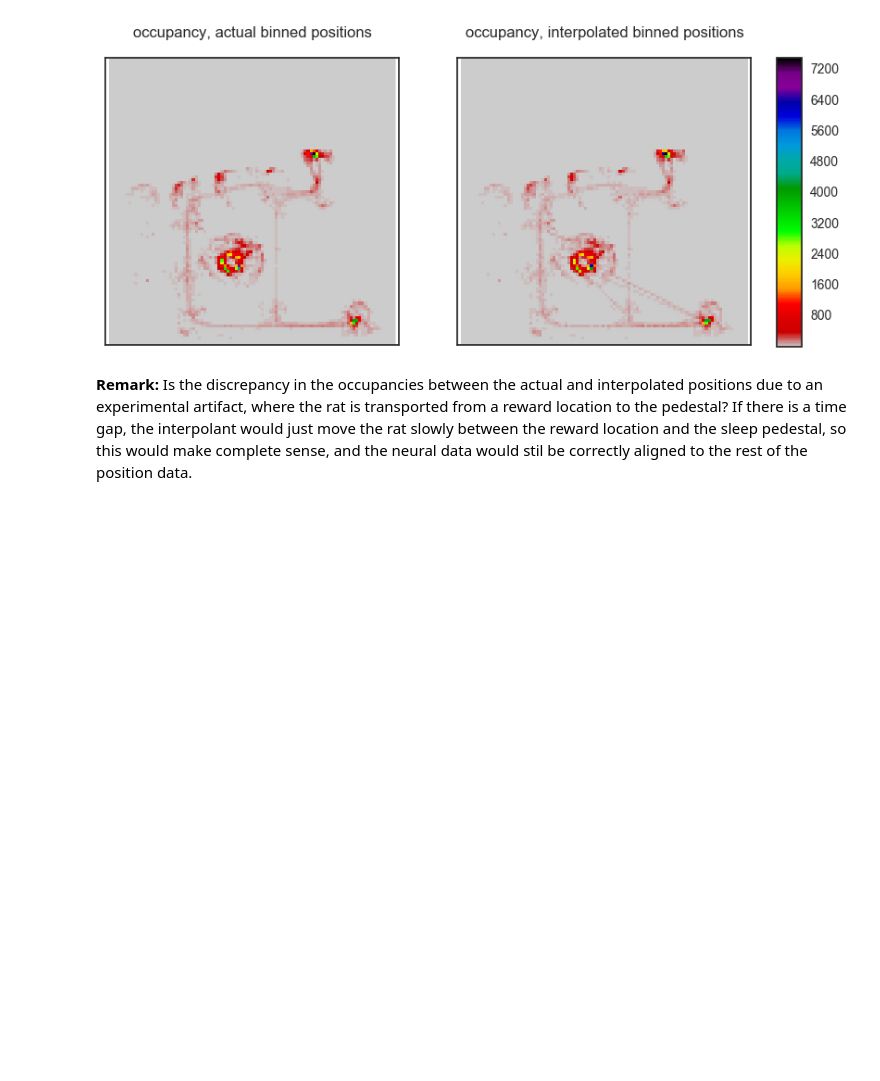
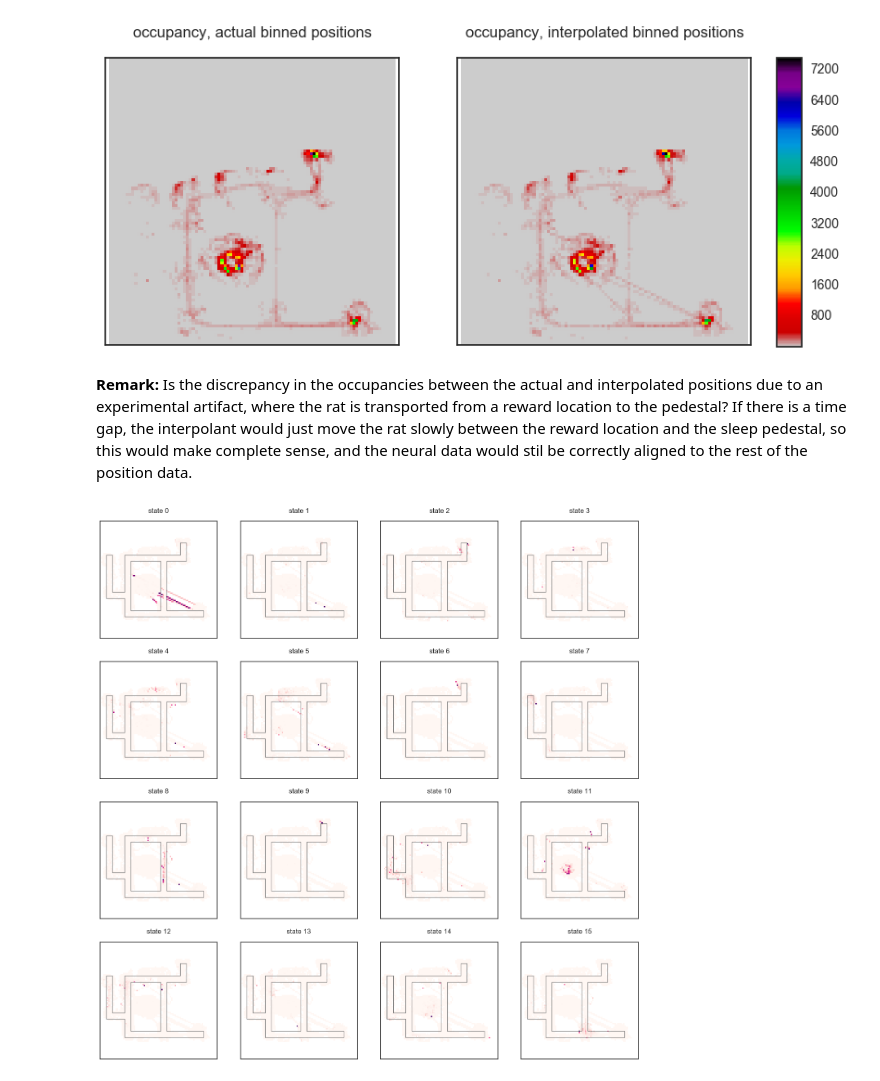
Before and after one commit to kemerelab/NeuroHMM, a Jupyter notebook: emily.ipynb, the cells around one changed output. Saved outputs shown, nothing was run; the diff lists cells and outputs as text; code cells hidden in the pictures; blank space fills up the shorter version.

```diff
--- a/emily.ipynb
+++ b/emily.ipynb
@@ -203,3 +247,18 @@ fig.colorbar(im, cax=cax)
+# %%
+fig, axes = plt.subplots(4, 4, figsize=(17, 17), sharex=True, sharey=True)
+axes = [item for sublist in axes for item in sublist]
+
+for state, ax in enumerate(axes):
+    ax.matshow(state_pos2D[state,:,::-1].T, cmap='RdPu')
+    ax.plot(px,py, linewidth=1, color='gray')
+    ax.plot(pxi,pyi, linewidth=1, color='gray')
+    ax.set_xticklabels([])
+    ax.set_yticklabels([])
+    ax.set_title('state ' + str(state))
+    ax.set_xlim([5,100])
+    ax.set_ylim([100,30])
+# %% [output]
+[figure, added]
 # %%
 fig = plt.figure(1, figsize=(5, 5))
 ax = fig.add_subplot(111)
```
Also changed, not shown: parts of 10 cells of this notebook.
